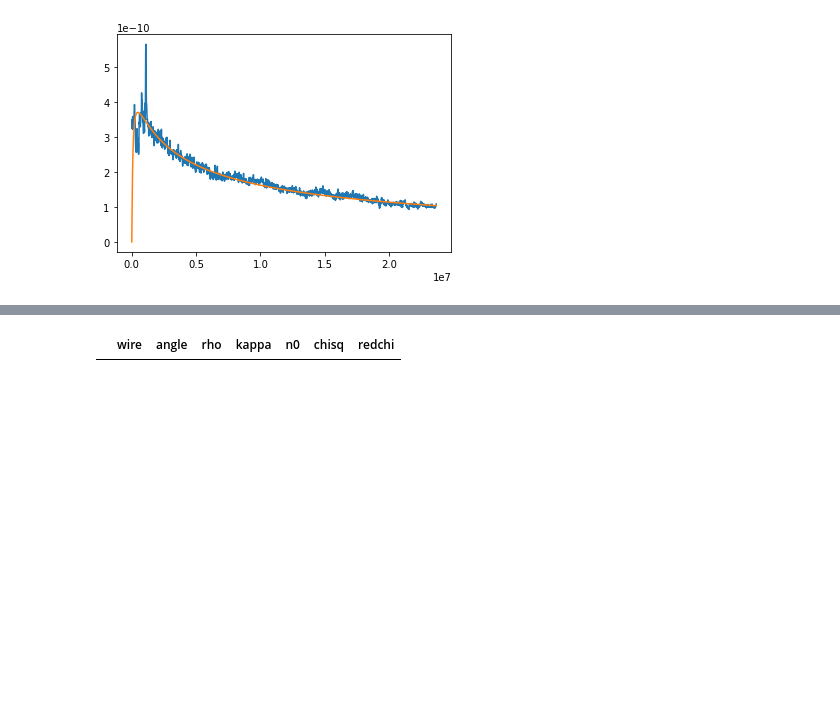
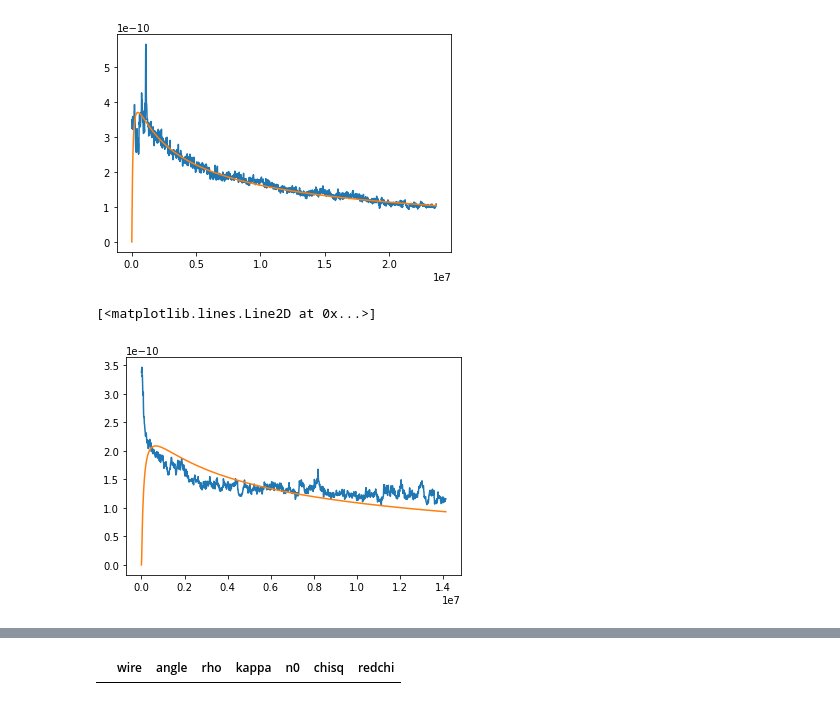
Before and after one commit to carlidel/wire_compensator_data, a Jupyter notebook: generic_fits.ipynb, the cells around one changed output, grey strips where cells are left out. Drawn from its saved outputs; the diff is of its cells as text; code cells hidden in the pictures; blank space fills up the shorter version.

```diff
--- a/generic_fits.ipynb
+++ b/generic_fits.ipynb
@@ -743,3 +743,9 @@ plt.plot(best_fits_2[0]["xdata"], best_fits_2[0]["ydata"] - best_fits_2[0]["lmfi
 # %% [output]
 [<matplotlib.lines.Line2D at 0x...>]
 [figure]
+# %%
+plt.plot(best_fits_2[1]["xdata"], best_fits_2[1]["ydata"], label="data")
+plt.plot(best_fits_2[1]["xdata"], best_fits_2[1]["ydata"] - best_fits_2[1]["lmfit"].residual, label="residual")
+# %% [output]
+[<matplotlib.lines.Line2D at 0x...>]
+[figure, added]
```
Also changed, not shown: parts of 1 cell of this notebook, 1 other file.
